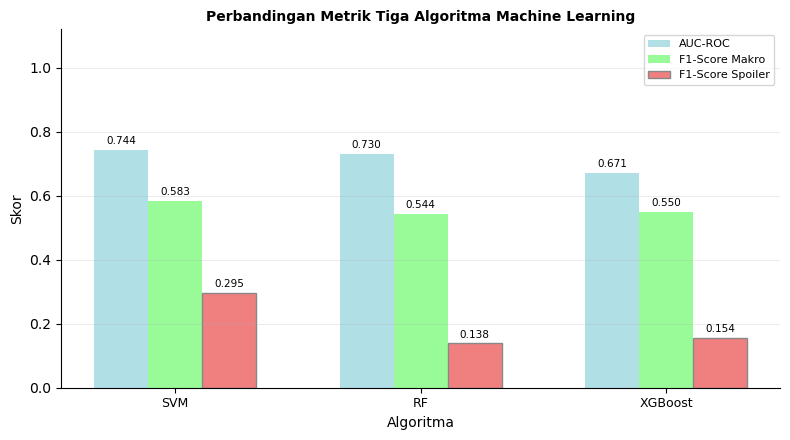
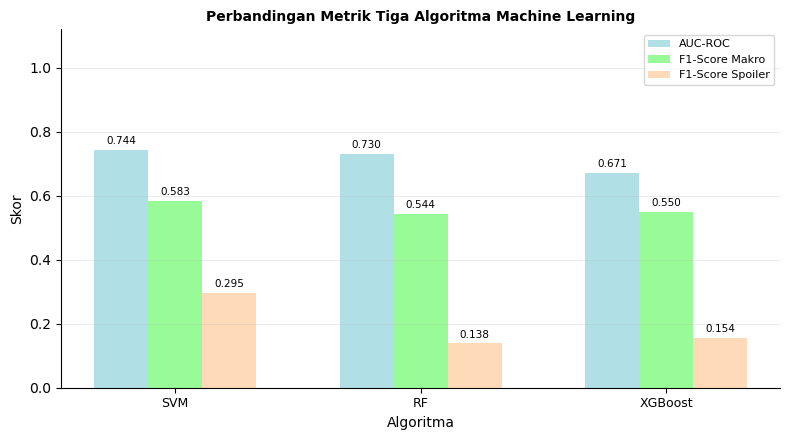
The notebook cell's code change between the first figure and the second:
--- before
+++ after
@@ -6,10 +6,10 @@
 x = np.arange(len(model_names))
 width = 0.22
-C1, C2, C3 = "powderblue", "palegreen", "lightcoral"
+C1, C2, C3 = "powderblue", "palegreen", "peachpuff"
 
 fig, ax = plt.subplots(figsize=(8, 4.5))
 bars1 = ax.bar(x - width, auc_values, width, label="AUC-ROC", color=C1)
 bars2 = ax.bar(x, f1_macro, width, label="F1-Score Makro", color=C2)
-bars3 = ax.bar(x + width, f1_spoiler, width, label="F1-Score Spoiler", color=C3, edgecolor="#888888")
+bars3 = ax.bar(x + width, f1_spoiler, width, label="F1-Score Spoiler", color=C3)
 
 ax.set_xlabel("Algoritma", fontsize=10)

Commit: colors revision (algoritma_ml)